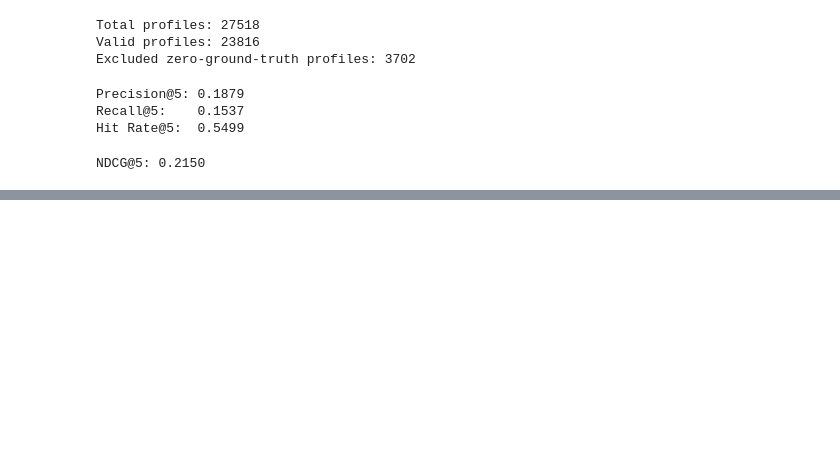
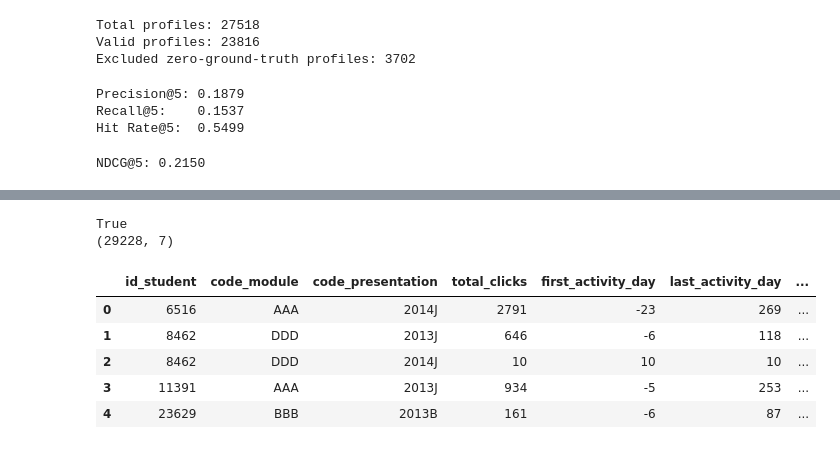
Before and after one commit to Avinashkrmandalgithub/PersonalizedLearningSystem, a Jupyter notebook: notebooks/01_data_exploration.ipynb, the cells around one changed output, grey strips where cells are left out. Saved outputs shown, nothing was run; the diff lists cells and outputs as text; code cells hidden in the pictures; blank space fills up the shorter version.

```diff
--- a/notebooks/01_data_exploration.ipynb
+++ b/notebooks/01_data_exploration.ipynb
@@ -2711,0 +2825,15 @@ NDCG@5: 0.2150
+# %%
+print("student_vle_course" in globals())
+
+if "student_vle_course" in globals():
+    print(student_vle_course.shape)
+    display(student_vle_course.head())
+# %% [output]
+True
+(29228, 7)
+|  | id_student | code_module | code_presentation | total_clicks | first_activity_day | last_activity_day | ... |
+| 0 | 6516 | AAA | 2014J | 2791 | -23 | 269 | ... |
+| 1 | 8462 | DDD | 2013J | 646 | -6 | 118 | ... |
+| 2 | 8462 | DDD | 2014J | 10 | 10 | 10 | ... |
+| 3 | 11391 | AAA | 2013J | 934 | -5 | 253 | ... |
+| 4 | 23629 | BBB | 2013B | 161 | -6 | 87 | ... |
```
Also changed, not shown: parts of 47 cells of this notebook, 18 other files.
